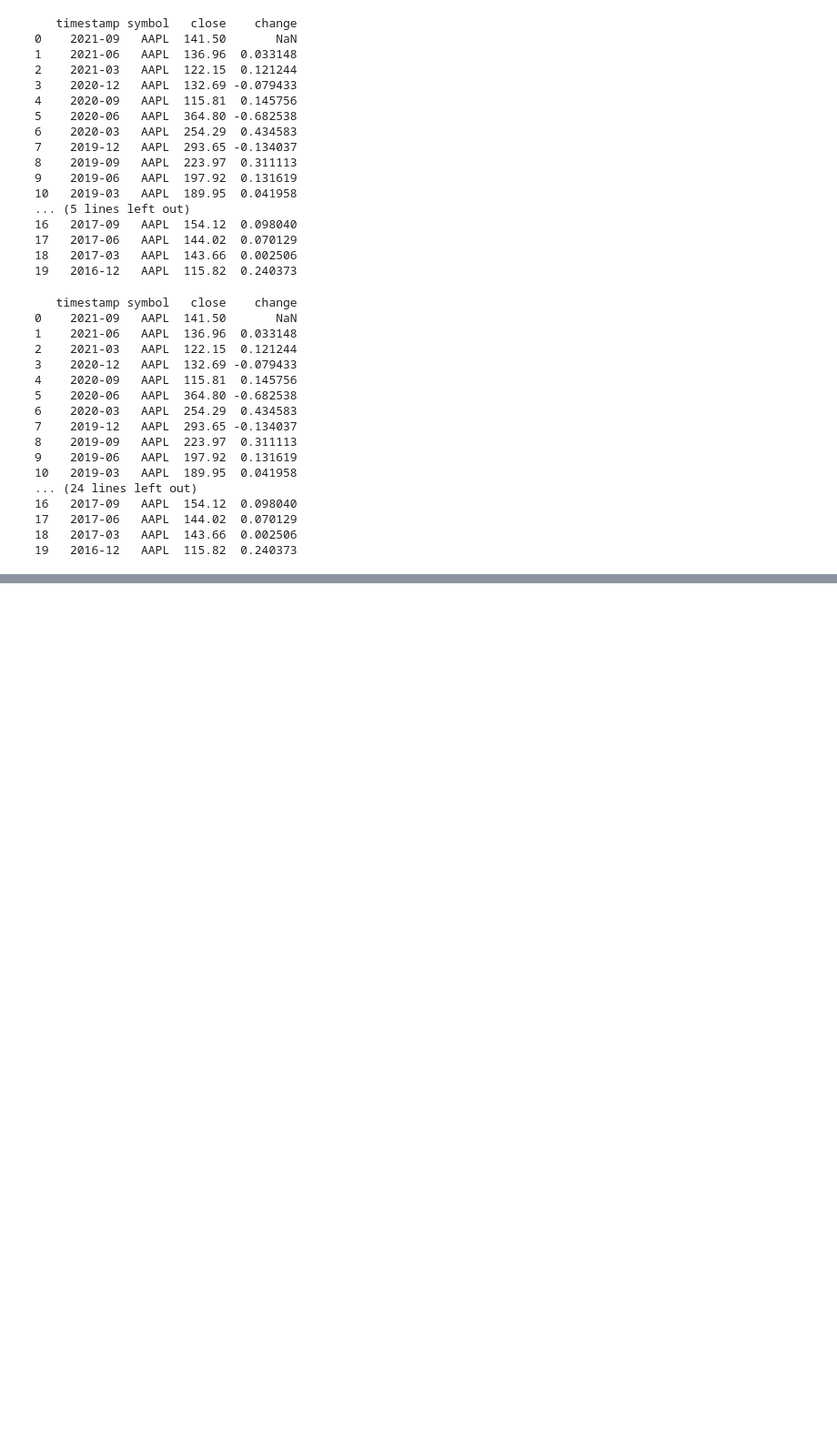
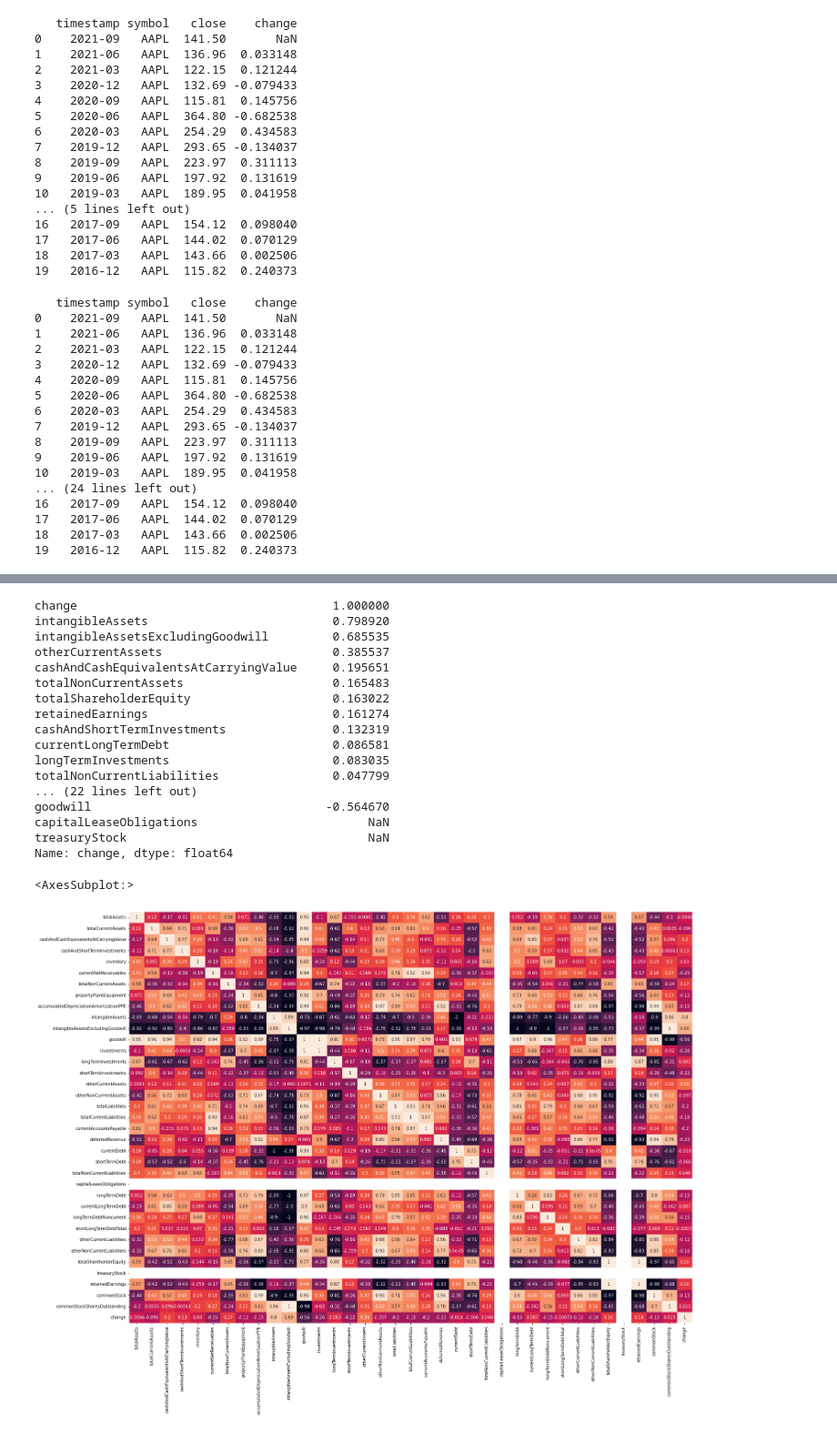
Before and after one commit to samgun-6/Stoink, a Jupyter notebook: src/Model.ipynb, the cells around one changed output, grey strips where cells are left out. Shown at 91% size. Drawn from its saved outputs; the diff is of its cells as text; code cells hidden in the pictures; blank space fills up the shorter version.

Commit message:
added working correlation and confusion matrix code

```diff
--- a/src/Model.ipynb
+++ b/src/Model.ipynb
@@ -268,0 +221,23 @@ Name: change, dtype: float64
+# %%
+# Check datatypes in dataframe
+print(merged_df.dtypes)
+
+# Also dropping columns that we do not need, symbol, Symbol, open, high, low, close, volume etc.
+merged_df.drop(['symbol', 'Symbol', 'open','high','low','close','volume', "timestamp", "reportedCurrency"], axis=1, inplace=True)
+
+# replacing all "None" strings with NaN data type
+merged_df = merged_df.replace('None', np.nan)
+
+# Checking for "None" Strings
+sub_df = merged_df.loc[: , (merged_df == 'None').any()]
+print(sub_df)
+
+# Casting all values to floats to calculate coffeicent and confusion matrix
+merged_df = merged_df.astype("float64")
+print(merged_df.dtypes)
+
+# Checking for "None" Strings
+sub_df = merged_df.loc[: , (merged_df == 'None').any()]
+print(sub_df)
+
+print(merged_df.isnull().values.any())
@@ -268,0 +262,6 @@ Name: change, dtype: float64
+# %%
+
+for col in merged_df.columns:
+    merged_df[col] = merged_df[col].replace('None', merged_df[col].mean())
+
+print(merged_df)
@@ -268,0 +286,32 @@ Name: change, dtype: float64
+# %%
+# correlation calculation
+feature_corr = merged_df.copy().corr()
+
+# Then, print correlation of 'Sale Price' with other features from 'feature_corr' and sort  in descending order
+#  ===== YOUR CODE HERE ==========
+sortedDesc = feature_corr["change"].sort_values(ascending=False)
+print(sortedDesc)
+
+#cf_matrix = confusion_matrix(feature_corr)
+plt.figure(figsize = (24,18))
+sns.heatmap(feature_corr, annot=True, cbar=False, )
+# %% [output]
+change                                    1.000000
+intangibleAssets                          0.798920
+intangibleAssetsExcludingGoodwill         0.685535
+otherCurrentAssets                        0.385537
+cashAndCashEquivalentsAtCarryingValue     0.195651
+totalNonCurrentAssets                     0.165483
+totalShareholderEquity                    0.163022
+retainedEarnings                          0.161274
+cashAndShortTermInvestments               0.132319
+currentLongTermDebt                       0.086581
+longTermInvestments                       0.083035
+totalNonCurrentLiabilities                0.047799
+... (22 lines left out)
+goodwill                                 -0.564670
+capitalLeaseObligations                        NaN
+treasuryStock                                  NaN
+Name: change, dtype: float64
+<AxesSubplot:>
+[figure, added]
```
Also changed, not shown: parts of 4 cells of this notebook.
